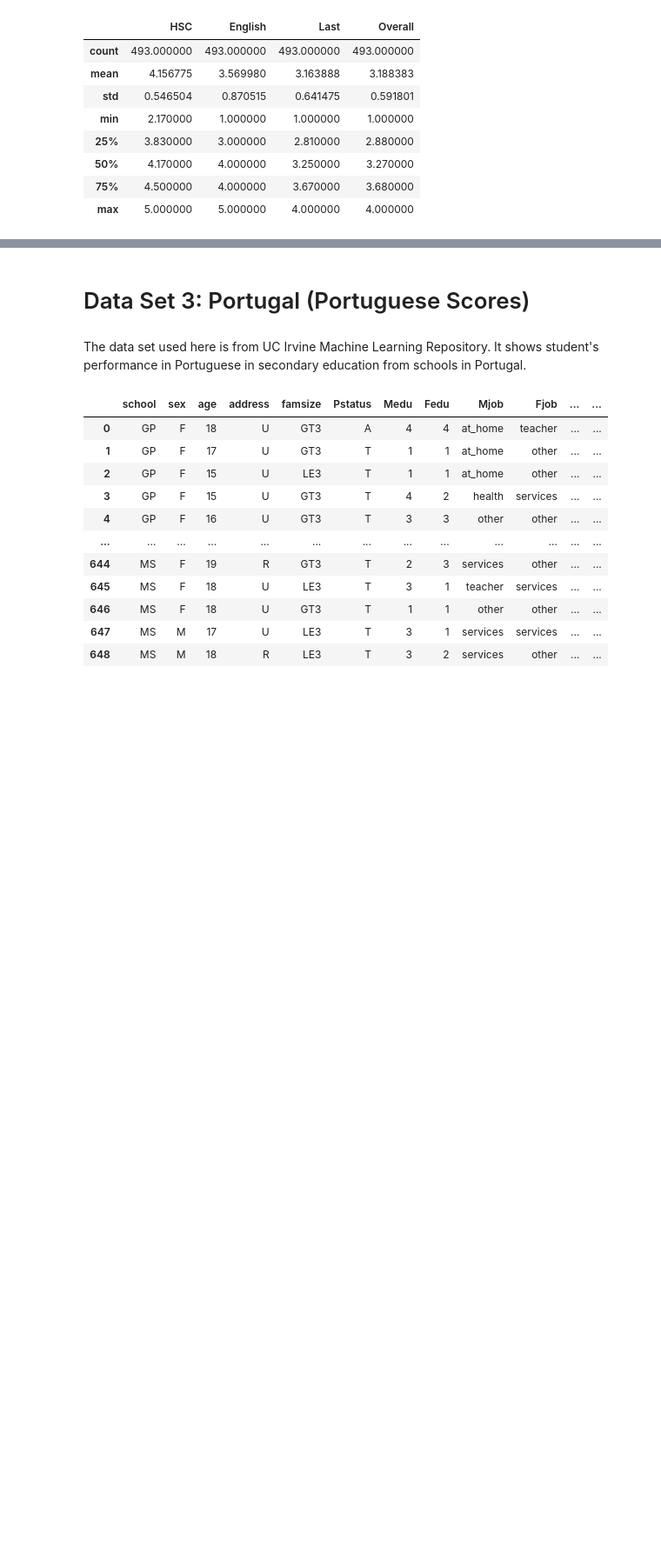
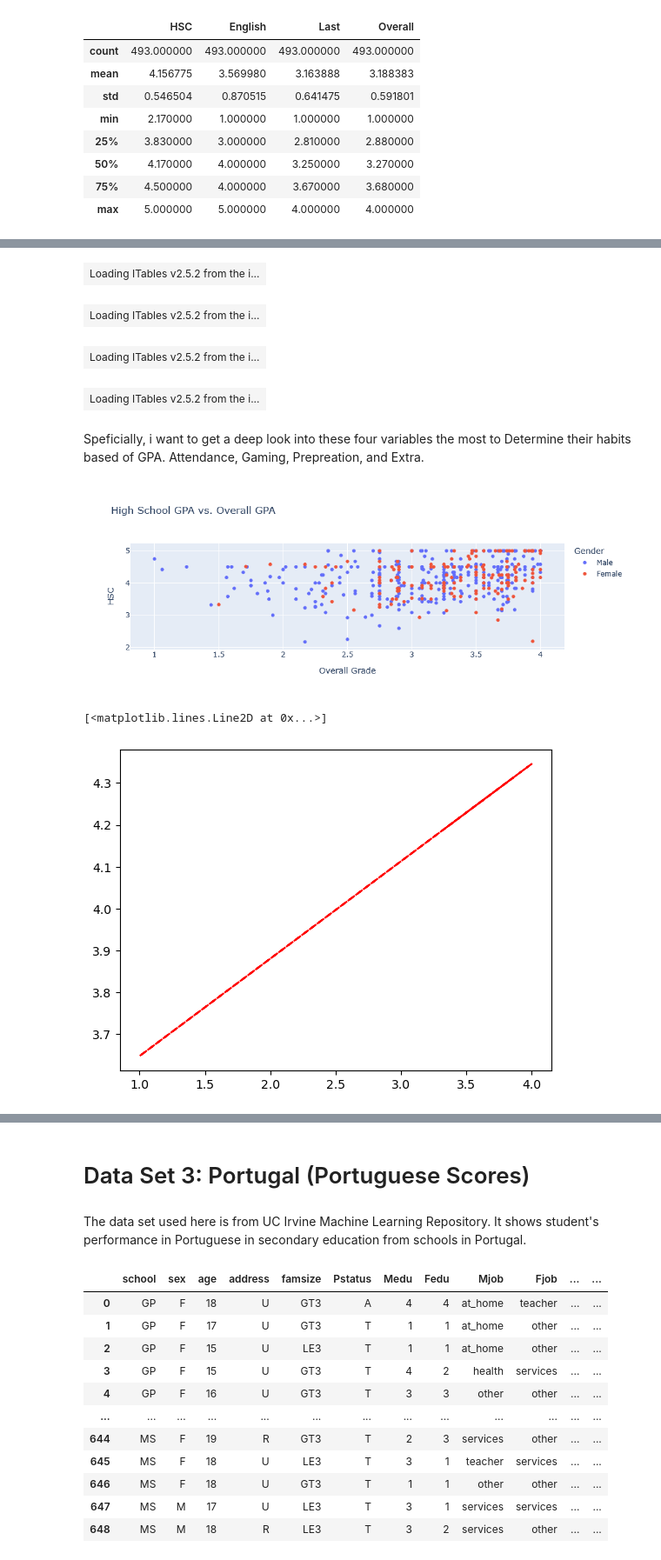
Before and after one commit to jonathan-mca/Data-Science-Group-Student-Life-, a Jupyter notebook: Data101FinalMaster.ipynb, the cells around one changed output, grey strips where cells are left out. Shown at 87% size. Cells and saved outputs as stored; diff of their text form; code cells hidden in the pictures; blank space fills up the shorter version.

```diff
--- a/Data101FinalMaster.ipynb
+++ b/Data101FinalMaster.ipynb
@@ -193,0 +211,35 @@ show(df_copy2.value_counts())
+# %%
+show(df_copy2['Attendance'].value_counts())
+# %% [output]
+| Loading ITables v2.5.2 from the i... |
+# %%
+show(df_copy2['Gaming'].value_counts())
+# %% [output]
+| Loading ITables v2.5.2 from the i... |
+# %%
+show(df_copy2['Preparation'].value_counts())
+# %% [output]
+| Loading ITables v2.5.2 from the i... |
+# %%
+show(df_copy2['Extra'].value_counts())
+# %% [output]
+| Loading ITables v2.5.2 from the i... |
+# %% [markdown]
+Speficially, i want to get a deep look into these four variables the most to Determine their habits based of GPA. Attendance, Gaming, Prepreation, and Extra.
+# %%
+fig = px.scatter(df_copy2,x='Overall', y='HSC', color ="Gender", title='High School GPA vs. Overall GPA')
+z= np.polyfit(df_copy2['Overall'], df_copy2['HSC'], 1)
+p = np.poly1d(z)
+
+fig.update_layout(
+                  xaxis_title="Overall Grade",
+                  yaxis_title="HSC"
+                  )
+
+
+fig.show()
+plt.plot(df_copy2['Overall'],p(df_copy2['Overall']),"r--")
+# %% [output]
+[figure, added]
+[<matplotlib.lines.Line2D at 0x...>]
+[figure, added]
```
Also changed, not shown: parts of 51 cells of this notebook.
